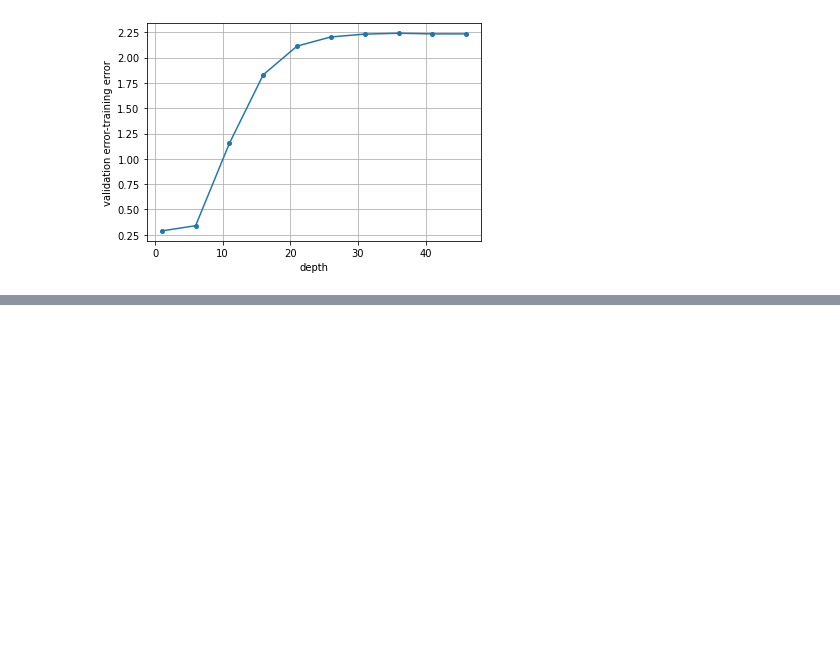
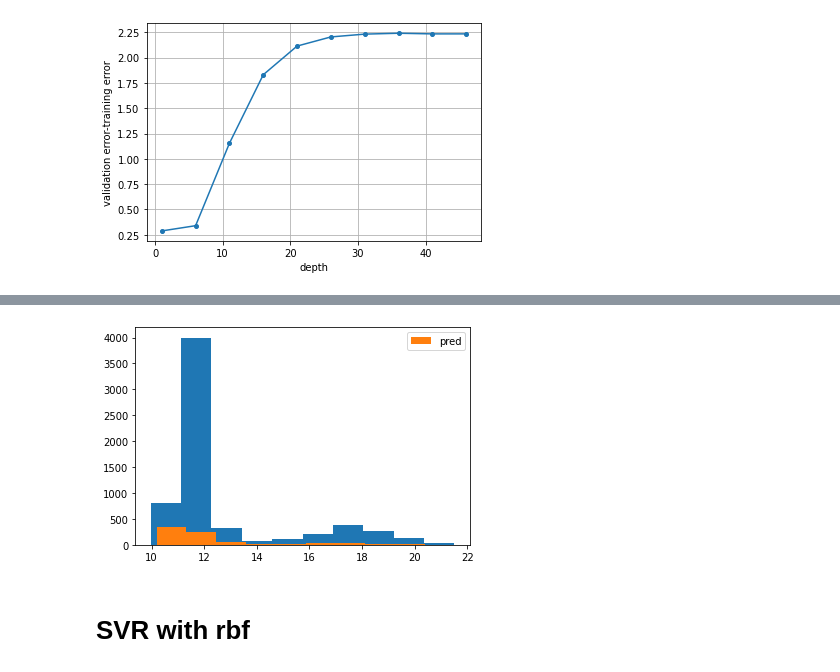
Before and after one commit to Ali-Setareh/Machine-learning-in-physics-Project, a Jupyter notebook: Phase 2- Classical Models/Phase 2.ipynb, the cells around one changed output, grey strips where cells are left out. Cells and saved outputs as stored; diff of their text form; code cells hidden in the pictures; blank space fills up the shorter version.

```diff
--- a/Phase 2- Classical Models/Phase 2.ipynb
+++ b/Phase 2- Classical Models/Phase 2.ipynb
@@ -411,0 +515,7 @@ The MSE for the test data is 2.25.
+# %%
+scaler=MinMaxScaler()
+degree=4
+poly_x_train=PolynomialFeatures(degree=degree).fit_transform(X_train)
+poly_x_test=PolynomialFeatures(degree=degree).fit_transform(X_test)
+x_scaled_train=scaler.fit_transform(poly_x_train)
+x_scaled_test=scaler.fit_transform(poly_x_test)
@@ -411,0 +530,9 @@ The MSE for the test data is 2.25.
+# %%
+plt.hist(reg.predict(x_scaled_train),)
+plt.hist(reg.predict(x_scaled_test),label='pred')
+plt.legend()
+plt.show()
+# %% [output]
+[figure, added]
+# %% [markdown]
+# SVR with rbf
```
Also changed, not shown: parts of 47 cells of this notebook.
